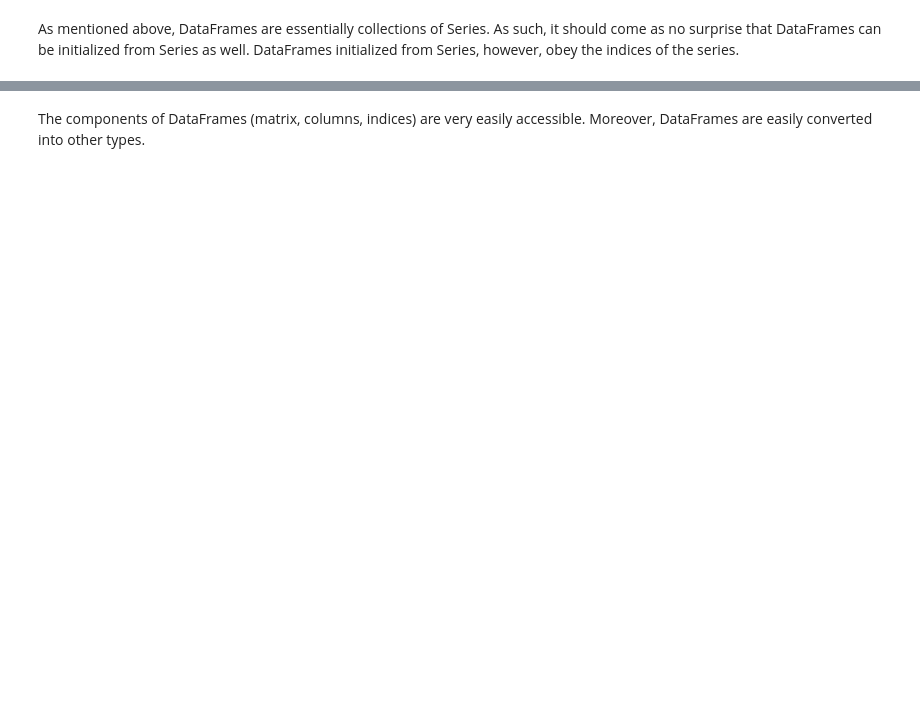
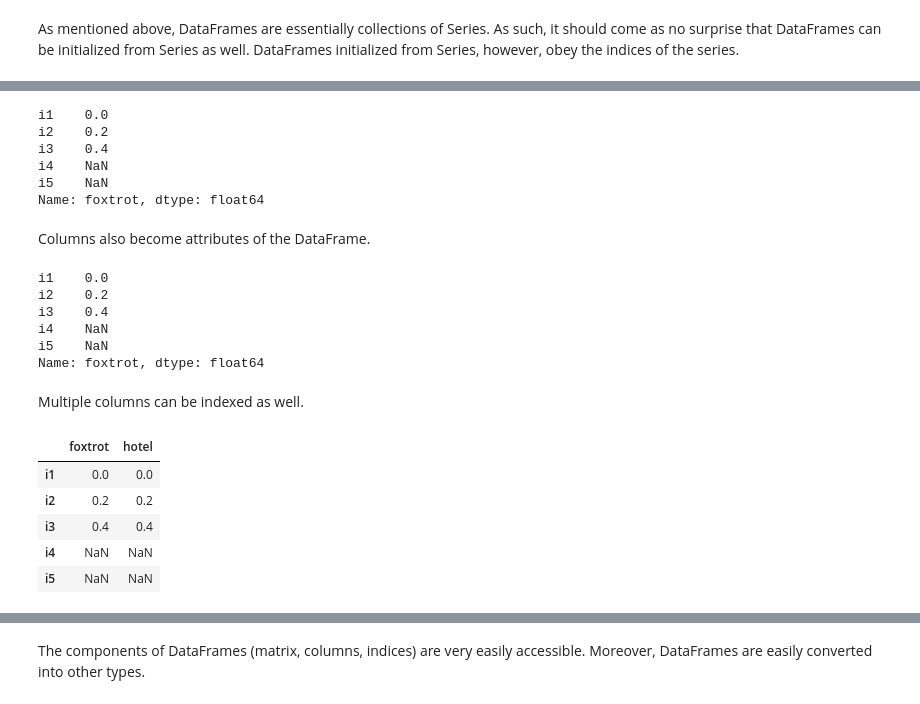
Before and after one commit to szorowi1/qmss2017, a Jupyter notebook: module2/module2_notes.ipynb, the cells around one changed output, grey strips where cells are left out. Drawn from its saved outputs; the diff is of its cells as text; code cells hidden in the pictures; blank space fills up the shorter version.

```diff
--- a/module2/module2_notes.ipynb
+++ b/module2/module2_notes.ipynb
@@ -429,0 +430,31 @@ df[df['yankee'] > 0.5 ]
+# %%
+df['foxtrot']
+# %% [output]
+i1    0.0
+i2    0.2
+i3    0.4
+i4    NaN
+i5    NaN
+Name: foxtrot, dtype: float64
+# %% [markdown]
+Columns also become attributes of the DataFrame.
+# %%
+df.foxtrot
+# %% [output]
+i1    0.0
+i2    0.2
+i3    0.4
+i4    NaN
+i5    NaN
+Name: foxtrot, dtype: float64
+# %% [markdown]
+Multiple columns can be indexed as well.
+# %%
+df[['foxtrot', 'hotel']]
+# %% [output]
+|  | foxtrot | hotel |
+| i1 | 0.0 | 0.0 |
+| i2 | 0.2 | 0.2 |
+| i3 | 0.4 | 0.4 |
+| i4 | NaN | NaN |
+| i5 | NaN | NaN |
```
Also changed, not shown: parts of 68 cells of this notebook, 1 other file.
